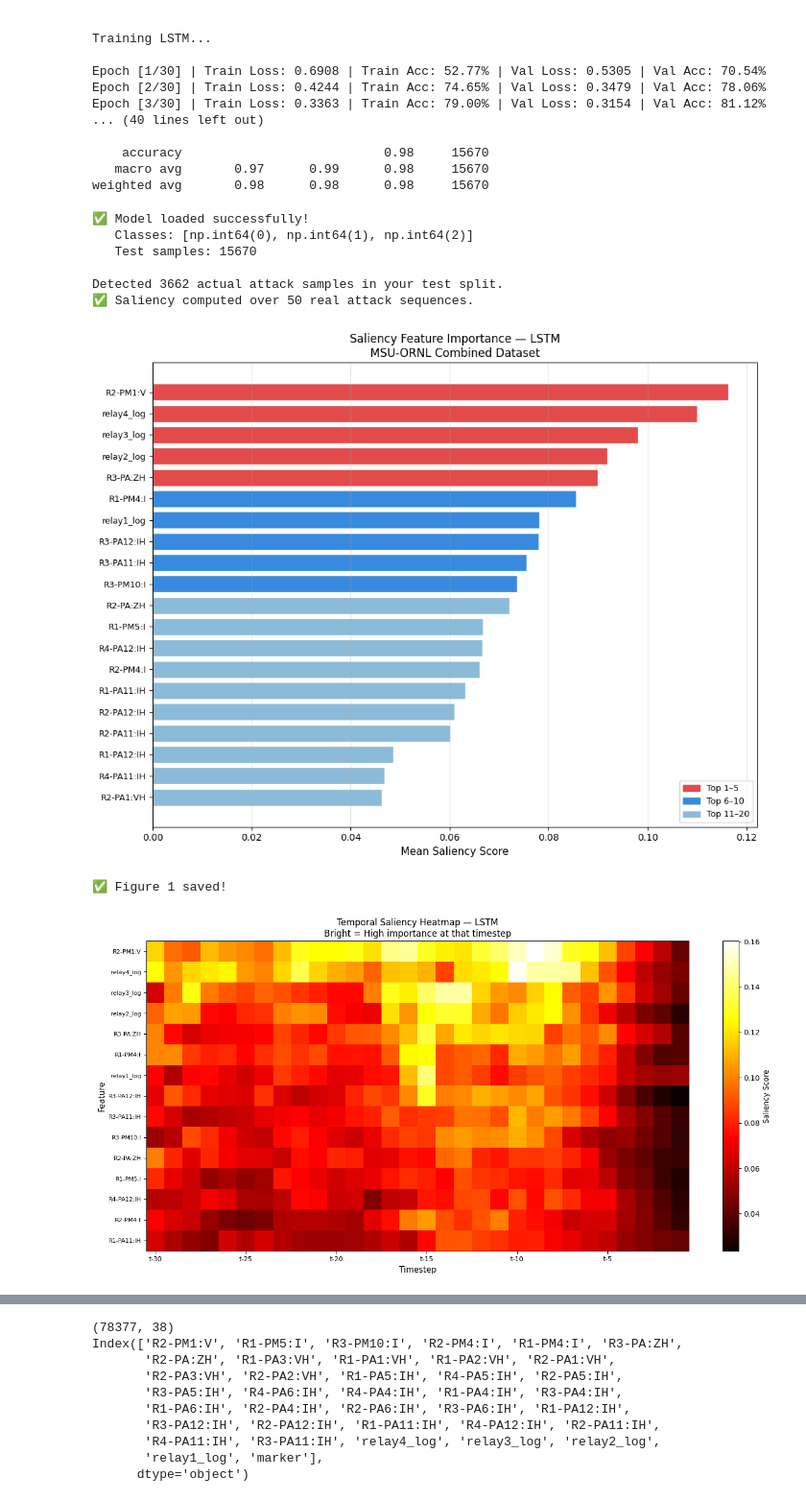
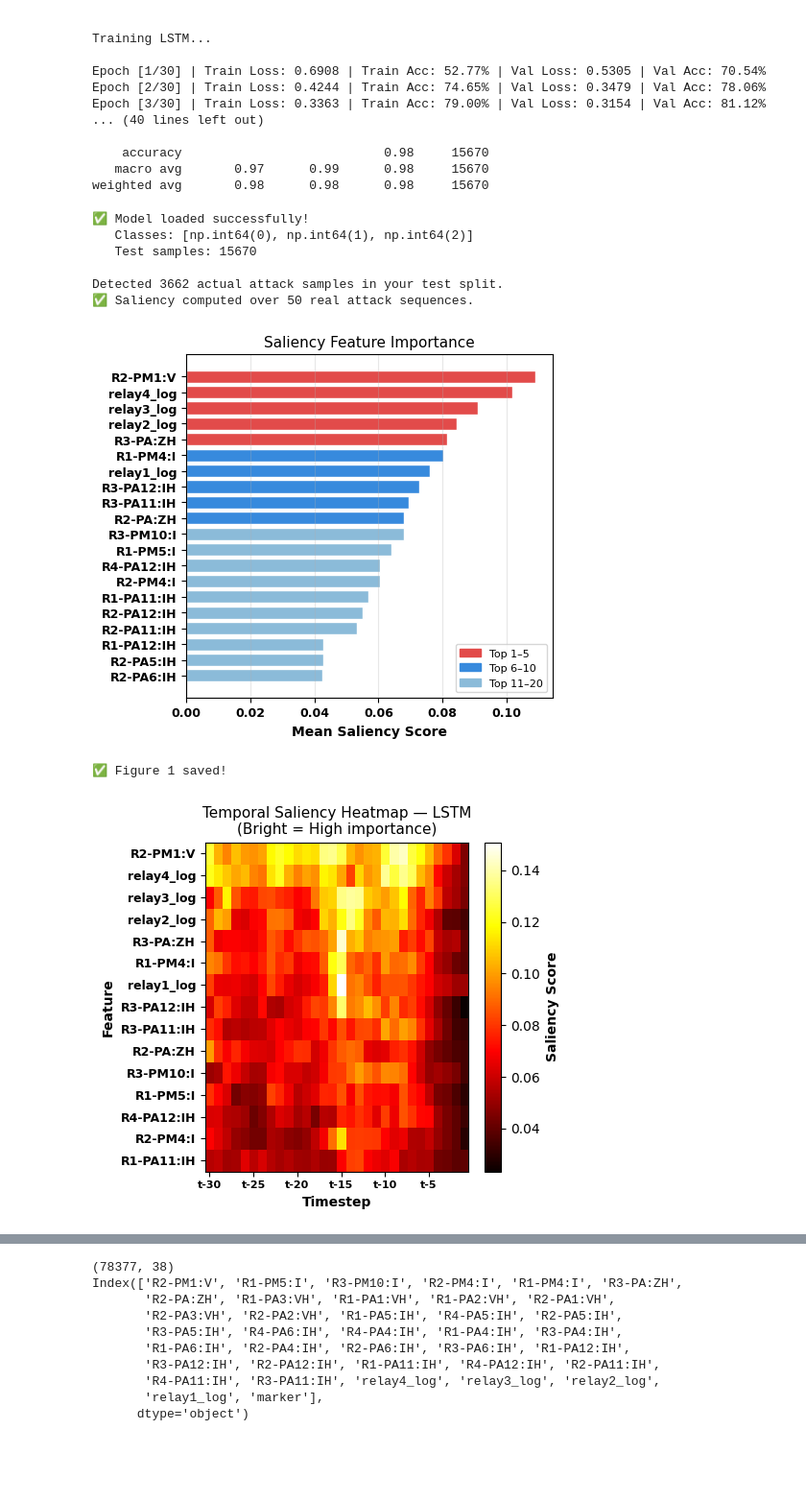
Before and after one commit to Rownak-2210037/Smart_grid_fault_data_detection, a Jupyter notebook: train_DL.ipynb, the cells around one changed output, grey strips where cells are left out. Shown at 96% size. Saved outputs shown, nothing was run; the diff lists cells and outputs as text; code cells hidden in the pictures; blank space fills up the shorter version.

Commit message:
figure

```diff
--- a/train_DL.ipynb
+++ b/train_DL.ipynb
@@ -635,7 +635,7 @@ print(f"✅ Saliency computed over {n_samples} real attack sequences.")
 # ═══════════════════════════════════════════════
 # FIGURE 1: Feature Importance Bar Chart
 # ═══════════════════════════════════════════════
-fig, ax = plt.subplots(figsize=(10, 8))
+fig, ax = plt.subplots(figsize=(5, 4.5))
 
 top_n = 20
 colors = ['#E24B4A']*5 + ['#378ADD']*5 + ['#8BBBD9']*10
@@ -645,59 +645,72 @@ ax.barh(range(top_n),
         color=colors, edgecolor='white')
 
 ax.set_yticks(range(top_n))
-ax.set_yticklabels([feature_names[i] for i in sorted_idx[:top_n]], fontsize=9)
+ax.set_yticklabels([feature_names[i] for i in sorted_idx[:top_n]], fontsize=9,fontweight='bold')
 ax.invert_yaxis()
-ax.set_xlabel("Mean Saliency Score", fontsize=11)
-ax.set_title("Saliency Feature Importance — LSTM\nMSU-ORNL Combined Dataset", fontsize=12)
+ax.set_xlabel("Mean Saliency Score", fontsize=10,fontweight='bold')
+plt.setp(ax.get_xticklabels(), fontsize=9, fontweight='bold')
+ax.set_title("Saliency Feature Importance", fontsize=11)
 ax.grid(axis='x', alpha=0.3)
 
 r = mpatches.Patch(color='#E24B4A', label='Top 1–5')
 b = mpatches.Patch(color='#378ADD', label='Top 6–10')
 l = mpatches.Patch(color='#8BBBD9', label='Top 11–20')
-ax.legend(handles=[r, b, l], fontsize=9)
+ax.legend(handles=[r, b, l], fontsize=8,loc='lower right')
 
 plt.tight_layout()
-plt.savefig("saliency_feature_importance.png", dpi=150, bbox_inches='tight')
+plt.savefig("saliency_feature_importance.png",dpi=1000,bbox_inches='tight')
 plt.show()
 print("✅ Figure 1 saved!")
 
 # ═══════════════════════════════════════════════
 # FIGURE 2: Temporal Heatmap
-# ═══════════════════════════════════════════════
+
 top15_idx   = sorted_idx[:15]
 sal_subset  = avg_saliency[:, top15_idx].T   # (15, 30)
 top15_names = [feature_names[i] for i in top15_idx]
 
-fig, ax = plt.subplots(figsize=(14, 7))
+# Kept width at 3.5 for IEEE, bumped height slightly to 3.5 to fit labels safely
+fig, ax = plt.subplots(figsize=(5, 4.5))
 im = ax.imshow(sal_subset, aspect='auto', cmap='hot', interpolation='nearest')
-plt.colorbar(im, ax=ax, label='Saliency Score')
 
-ax.set_xlabel("Timestep", fontsize=11)
-ax.set_ylabel("Feature", fontsize=11)
-ax.set_title("Temporal Saliency Heatmap — LSTM\nBright = High importance at that timestep", fontsize=12)
+# Made the colorbar label bold to match your axes
+cbar = plt.colorbar(im, ax=ax)
+cbar.set_label('Saliency Score', fontsize=10, fontweight='bold')
+
+ax.set_xlabel("Timestep", fontsize=10, fontweight='bold')
+ax.set_ylabel("Feature", fontsize=10, fontweight='bold')
+
+# Shortened the title slightly so it fits perfectly in the 3.5-inch width
+ax.set_title("Temporal Saliency Heatmap — LSTM\n(Bright = High importance)", fontsize=11)
+
 ax.set_yticks(range(15))
-ax.set_yticklabels(top15_names, fontsize=8)
+# Made y-labels bold and size 9, just like Figure 1
+ax.set_yticklabels(top15_names, fontsize=9, fontweight='bold')
+
 ax.set_xticks(range(0, 30, 5))
-ax.set_xticklabels([f"t-{30-i}" for i in range(0, 30, 5)], fontsize=9)
+# Increased font size from 6 to 8 and made it bold for better reading
+ax.set_xticklabels([f"t-{30-i}" for i in range(0, 30, 5)], fontsize=8, fontweight='bold')
 
 plt.tight_layout()
-plt.savefig("saliency_temporal_heatmap.png", dpi=150, bbox_inches='tight')
+
+# Saved directly to your output folder as a high-quality PDF
+plt.savefig("saliency_temporal_heatmap.png",dpi=1000, bbox_inches='tight')
 plt.show()
-print("✅ Figure 2 saved!")
+print("✅ Figure 2 saved as a high-quality PDF in the output folder!")
 
 # ── Print top features ────────────────────────────
 print("\n" + "="*50)
 print("TOP 10 FEATURES — Copy to your paper")
 print("="*50)
 for rank, idx in enumerate(sorted_idx[:10], 1):
     print(f"  {rank:2d}. {feature_names[idx]:30s} {feature_importance[idx]:.6f}")
 # %% [output]
 ✅ Model loaded successfully!
    Classes: [np.int64(0), np.int64(1), np.int64(2)]
    Test samples: 15670
 
 Detected 3662 actual attack samples in your test split.
 ✅ Saliency computed over 50 real attack sequences.
-[figure, old version]
+[figure, new version]
 ✅ Figure 1 saved!
-[figure, old version]
+[figure, new version]
```
Also changed, not shown: parts of 1 cell of this notebook, 5 other files.
